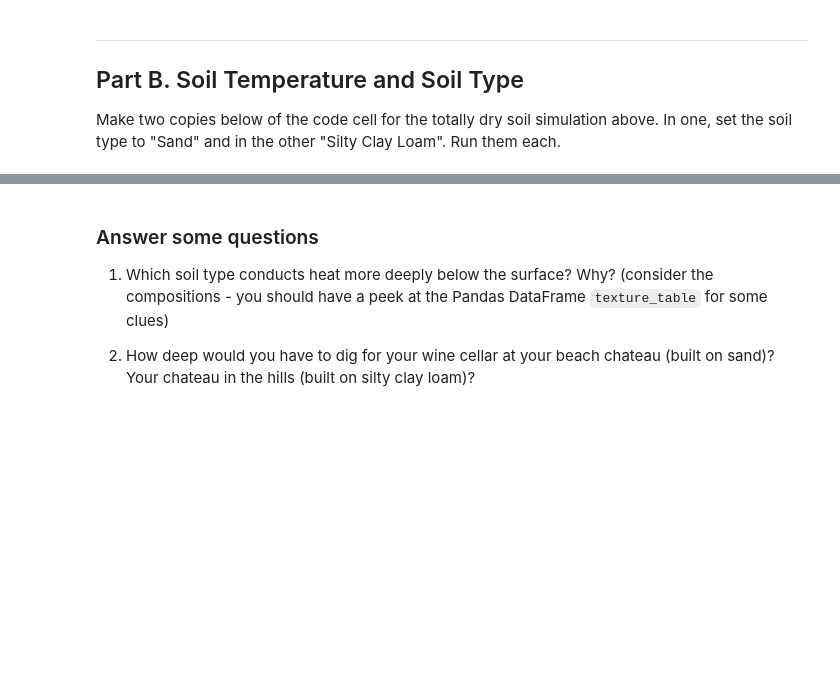
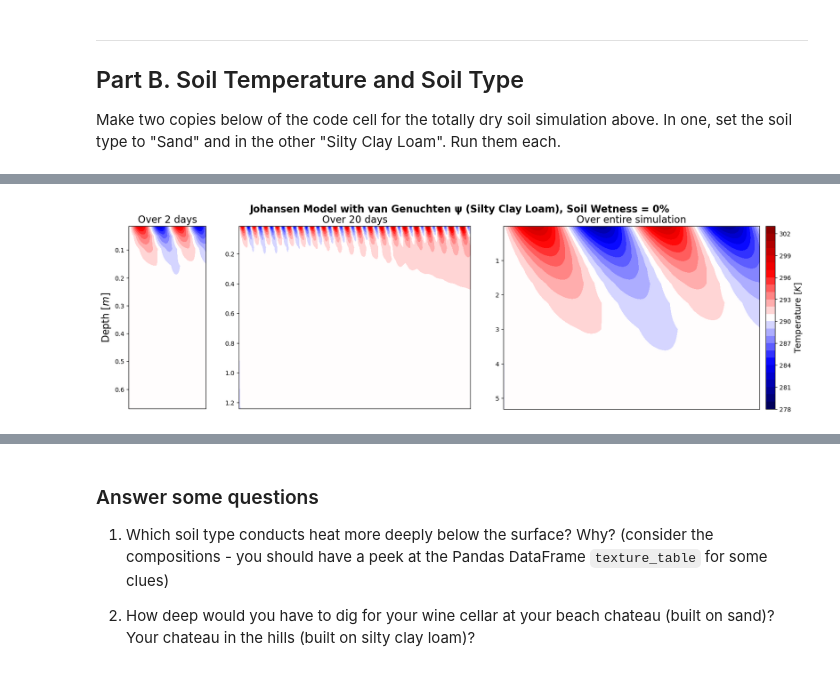
Before and after one commit to anlawyer/land-climate-interactions, a Jupyter notebook: HW6/CLIM614_HW-6.ipynb, the cells around one changed output, grey strips where cells are left out. Cells and saved outputs as stored; diff of their text form; code cells hidden in the pictures; blank space fills up the shorter version.

```diff
--- a/HW6/CLIM614_HW-6.ipynb
+++ b/HW6/CLIM614_HW-6.ipynb
@@ -1092,0 +1278,79 @@ Make two copies below of the code cell for the totally dry soil simulation above
+# %%
+##################################################
+##################################################
+timestep = 600       # Model time step in seconds
+days_to_run = 730    # How many days to run the model
+
+#soil_type = "Sand"
+#soil_type = "Loamy Sand"
+#soil_type = "Sandy Loam"
+# soil_type = "Silt Loam"
+#soil_type = "Loam"
+#soil_type = "Sandy Clay Loam"
+soil_type = "Silty Clay Loam"
+#soil_type = "Clay Loam"
+#soil_type = "Sandy Clay"
+#soil_type = "Silty Clay"
+#soil_type = "Clay"
+
+case = "Joh" ; t_model_type = "Johansen"
+#case = "M&P" ; t_model_type = "McCumber & Pielke"
+
+#param_psi = 'C&H' ;  psi_type = "Clapp & Hornberger"
+param_psi = 'vG' ; psi_type = "van Genuchten"
+
+# Initialize soil column
+swi        = 0.0  # Value for soil wetness index throughout column (fraction of saturation)
+init_sfc_t = 290.0  # Surface (skin) temperature (tied to surface air temperature)
+
+dicy_mag = 10  # Magnitude of the idealized diurnal cycle of temperature
+ancy_mag = 10  # Magnitude of the idealized annual cycle of temperature
+##################################################
+##################################################
+
+tsteps = days_to_run * int(86400 / timestep)
+
+# Run the soil temperature model
+sfc_t_series,soil_t_series = run_soil_heat_model(timestep,days_to_run,layer_thick,swi,init_sfc_t,
+                                            param_psi=param_psi,param_h=case,dicy_mag=dicy_mag,ancy_mag=ancy_mag)
+
+# Create a 24-hour mean for the big plot - to smooth out the diurnal jaggies
+soil_dimean = moving_average(soil_t_series,int(86400/timestep))
+
+t_dicy_0 = 0
+#t_dicy_0 = 183 * int(86400 / timestep) # To shift the start date of the plot
+d_ax1 = 2  # days for the first panel to span
+d_ax2 = 20 # days for the second panel to span
+y_ax1 = layer_mid[:8]
+y_ax2 = layer_mid[:10]
+y_ax3 = layer_mid
+
+# Three plots - spanning, in order, `d_ax1` days, `d_ax2` days, and the entire simulation
+fig, (ax1,ax2,ax3) = plt.subplots(ncols=3,figsize=(20, 5),gridspec_kw={'width_ratios': [1,3,4]})
+plt.subplots_adjust(bottom=0.05,wspace=0.16)
+im1 = ax1.contourf(np.arange(tsteps)[t_dicy_0:t_dicy_0+int(d_ax1*86400/timestep)],
+                   y_ax1,soil_t_series[:8,t_dicy_0:t_dicy_0+int(d_ax1*86400/timestep)],
+                   np.arange(278,304,1),cmap="seismic")
+im2 = ax2.contourf(np.arange(tsteps)[t_dicy_0:t_dicy_0+int(d_ax2*86400/timestep)],
+                   y_ax2,soil_t_series[:10,t_dicy_0:t_dicy_0+int(d_ax2*86400/timestep)],
+                   np.arange(278,304,1),cmap="seismic")
+im3 = ax3.contourf(np.arange(tsteps)[:soil_dimean.shape[1]],y_ax3,soil_dimean,np.arange(278,304,1),cmap="seismic")
+
+ax1.invert_yaxis()
+ax2.invert_yaxis()
+ax3.invert_yaxis()
+
+fig.colorbar(im3,ax=ax3,pad=0.02,format="%g").set_label(label="Temperature [$K$]",size=14)
+ax1.set_title("Over "+str(d_ax1)+" days",fontsize=16)
+ax1.set_ylabel("Depth [$m$]",fontsize=16)
+ax1.set_xticks([])
+ax1.set_xticklabels([])
+ax2.set_title("Over "+str(d_ax2)+" days",fontsize=16)
+ax2.set_xticks([])
+ax2.set_xticklabels([])
+ax3.set_title("Over entire simulation",fontsize=16)
+ax3.set_xticks([])
+ax3.set_xticklabels([]) ;
+fig.suptitle(f"{t_model_type} Model with {psi_type} ψ ({soil_type}), Soil Wetness = {swi:.0%}",
+             fontsize=16,fontweight='bold')
+# %% [output]
@@ -1092,0 +1360 @@ Make two copies below of the code cell for the totally dry soil simulation above
+[figure, added]
```
Also changed, not shown: parts of 23 cells of this notebook.
